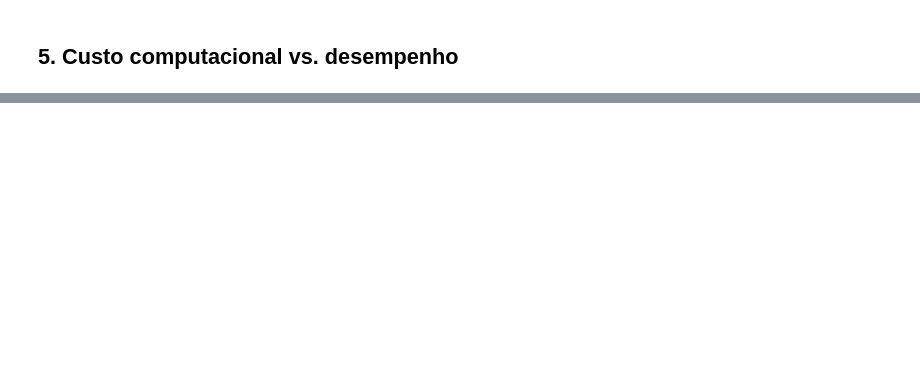
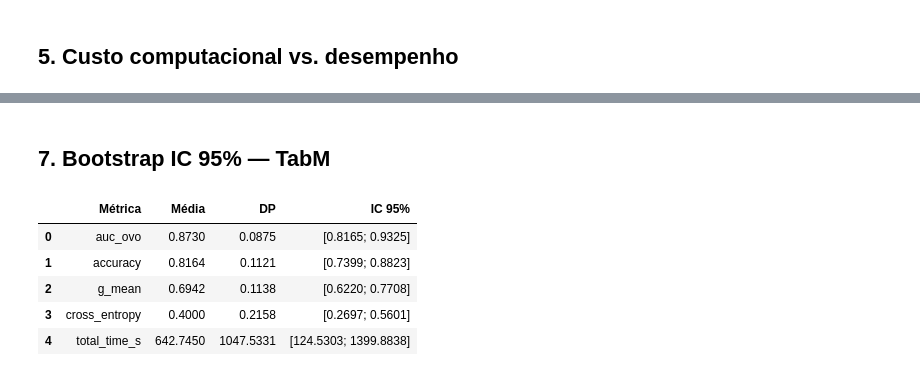
Before and after one commit to aline-acioly/projeto-am, a Jupyter notebook: notebooks/04_analise_resultados.ipynb, the cells around one changed output, grey strips where cells are left out. Cells and saved outputs as stored; diff of their text form; code cells hidden in the pictures; blank space fills up the shorter version.

```diff
--- a/notebooks/04_analise_resultados.ipynb
+++ b/notebooks/04_analise_resultados.ipynb
@@ -100,0 +120,22 @@ fig
+# %% [markdown]
+## 7. Bootstrap IC 95% — TabM
+# %%
+rng = np.random.default_rng(42)
+def bootstrap_ci(arr, n=1000):
+    means = [np.mean(rng.choice(arr, len(arr), replace=True)) for _ in range(n)]
+    return np.percentile(means, [2.5, 97.5])
+
+tabm = raw[raw.model=='group_model']
+rows = []
+for m in ['auc_ovo','accuracy','g_mean','cross_entropy','total_time_s']:
+    v = tabm[m].values
+    lo, hi = bootstrap_ci(v)
+    rows.append({'Métrica':m,'Média':f'{v.mean():.4f}','DP':f'{v.std():.4f}','IC 95%':f'[{lo:.4f}; {hi:.4f}]'})
+pd.DataFrame(rows)
+# %% [output]
+|  | Métrica | Média | DP | IC 95% |
+| 0 | auc_ovo | 0.8730 | 0.0875 | [0.8165; 0.9325] |
+| 1 | accuracy | 0.8164 | 0.1121 | [0.7399; 0.8823] |
+| 2 | g_mean | 0.6942 | 0.1138 | [0.6220; 0.7708] |
+| 3 | cross_entropy | 0.4000 | 0.2158 | [0.2697; 0.5601] |
+| 4 | total_time_s | 642.7450 | 1047.5331 | [124.5303; 1399.8838] |
```
Also changed, not shown: parts of 7 cells of this notebook.
